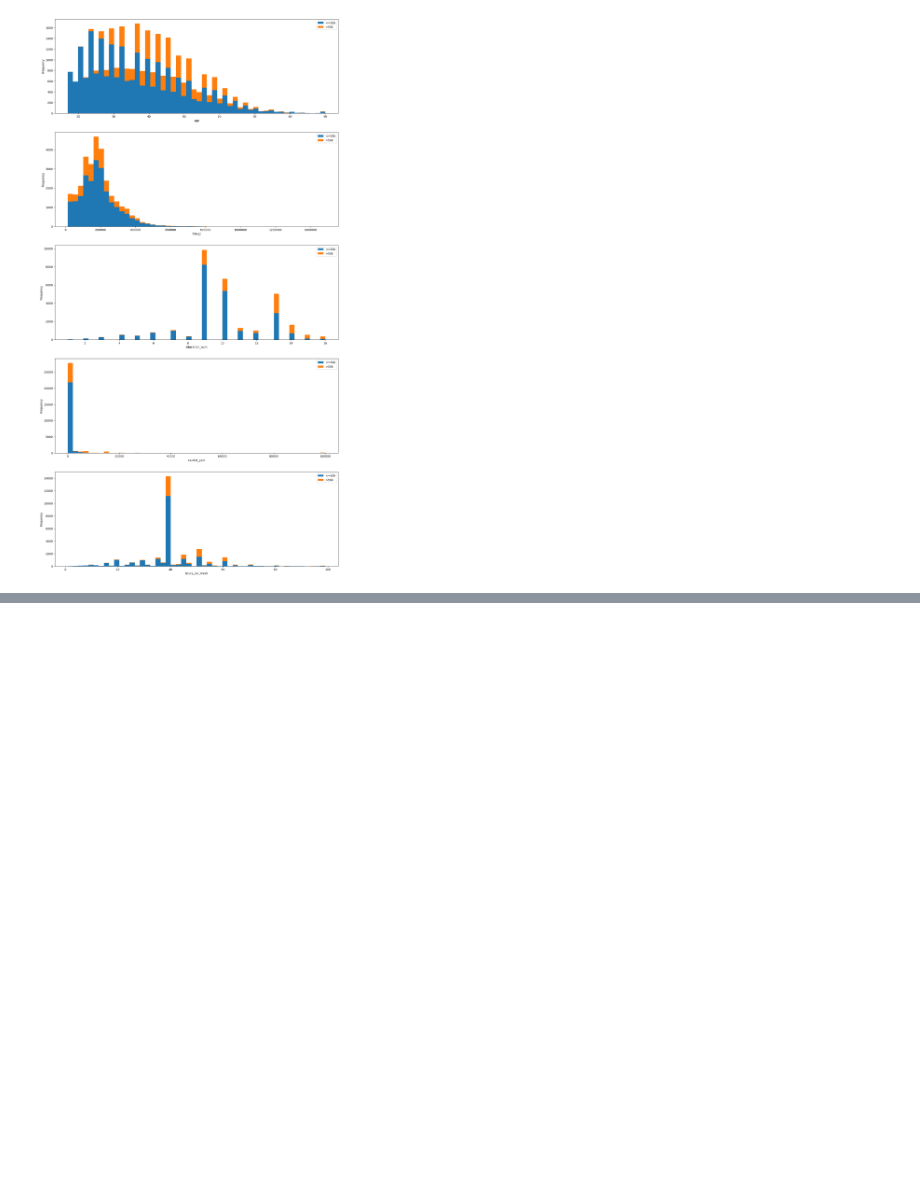
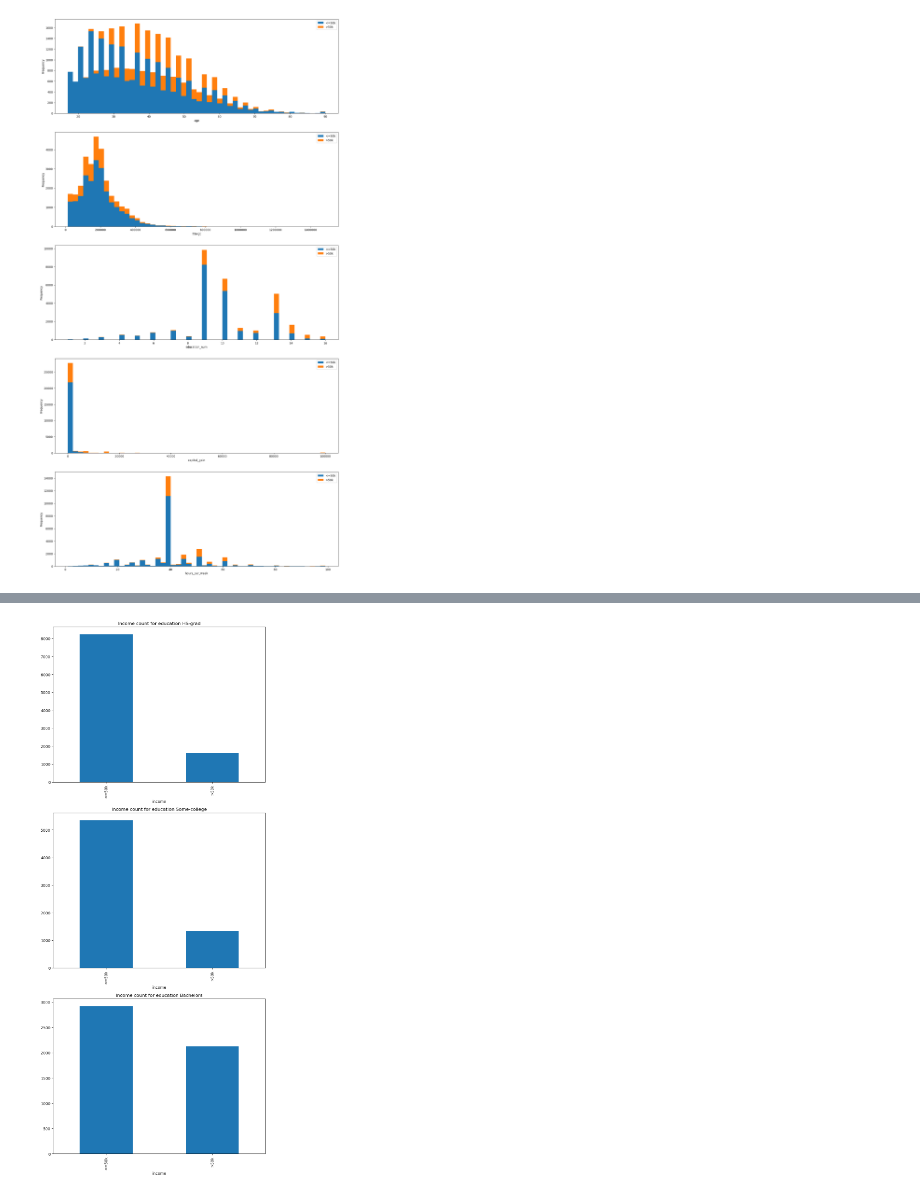
Before and after one commit to KarimAly12/AdultDataset, a Jupyter notebook: YearlySalaryPrediction.ipynb, the cells around one changed output, grey strips where cells are left out. Saved outputs shown, nothing was run; the diff lists cells and outputs as text; code cells hidden in the pictures; blank space fills up the shorter version.

```diff
--- a/YearlySalaryPrediction.ipynb
+++ b/YearlySalaryPrediction.ipynb
@@ -222,0 +233,13 @@ boxplot_plot(df, 'hours_per_week', axs[4])
+# %%
+def plot_count_bar_char(column, value, ax):
+    df[df[column]== value]['income'].value_counts().plot(kind='bar', ax= ax)
+    ax.set_title(f"Income count for {column} {value}")
+
+fig, axs = plt.subplots(nrows = 3, figsize=(10, 25))
+
+for i in
+plot_count_bar_char("education",'HS-grad', axs[0])
+plot_count_bar_char("education",'Some-college', axs[1])
+plot_count_bar_char("education",'Bachelors', axs[2])
+# %% [output]
+[figure, added]
```
Also changed, not shown: parts of 4 cells of this notebook.
